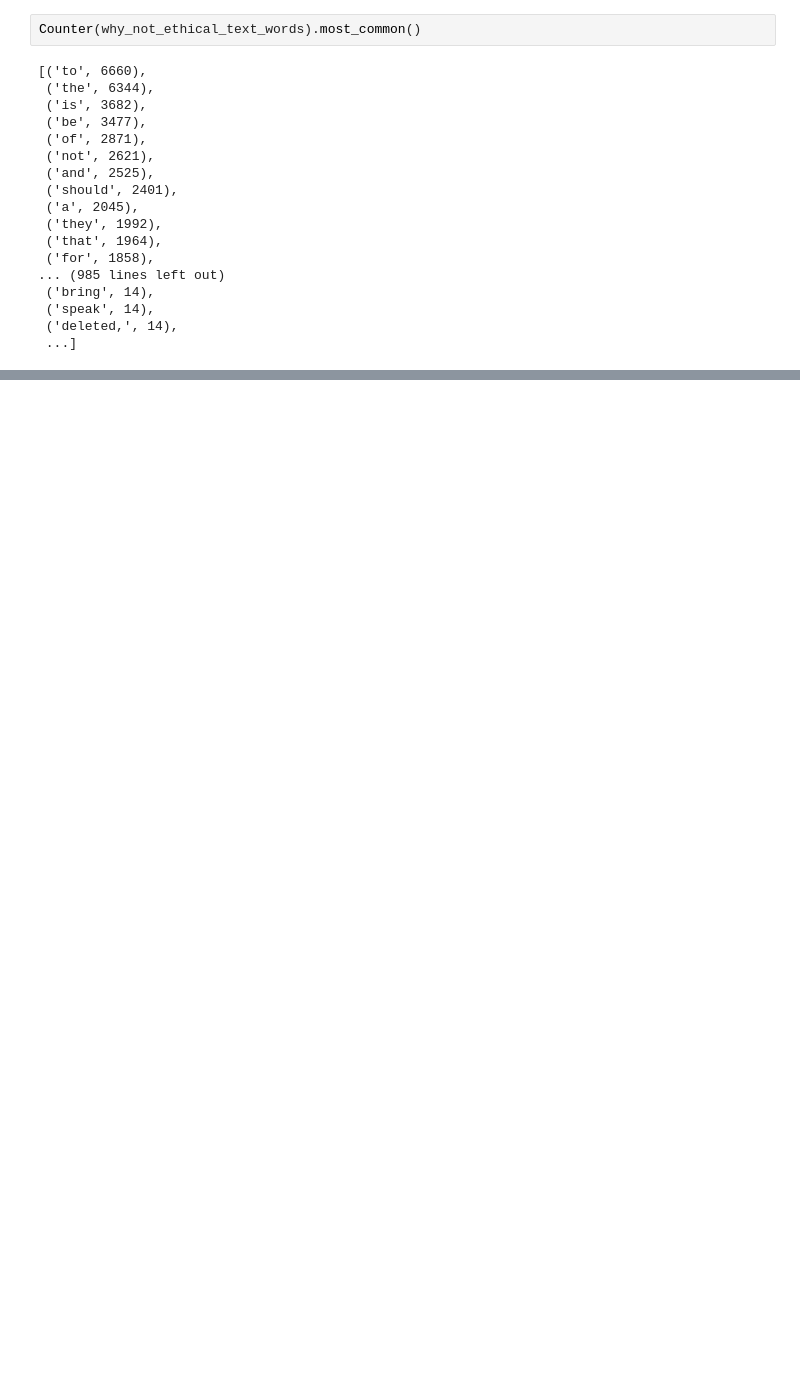
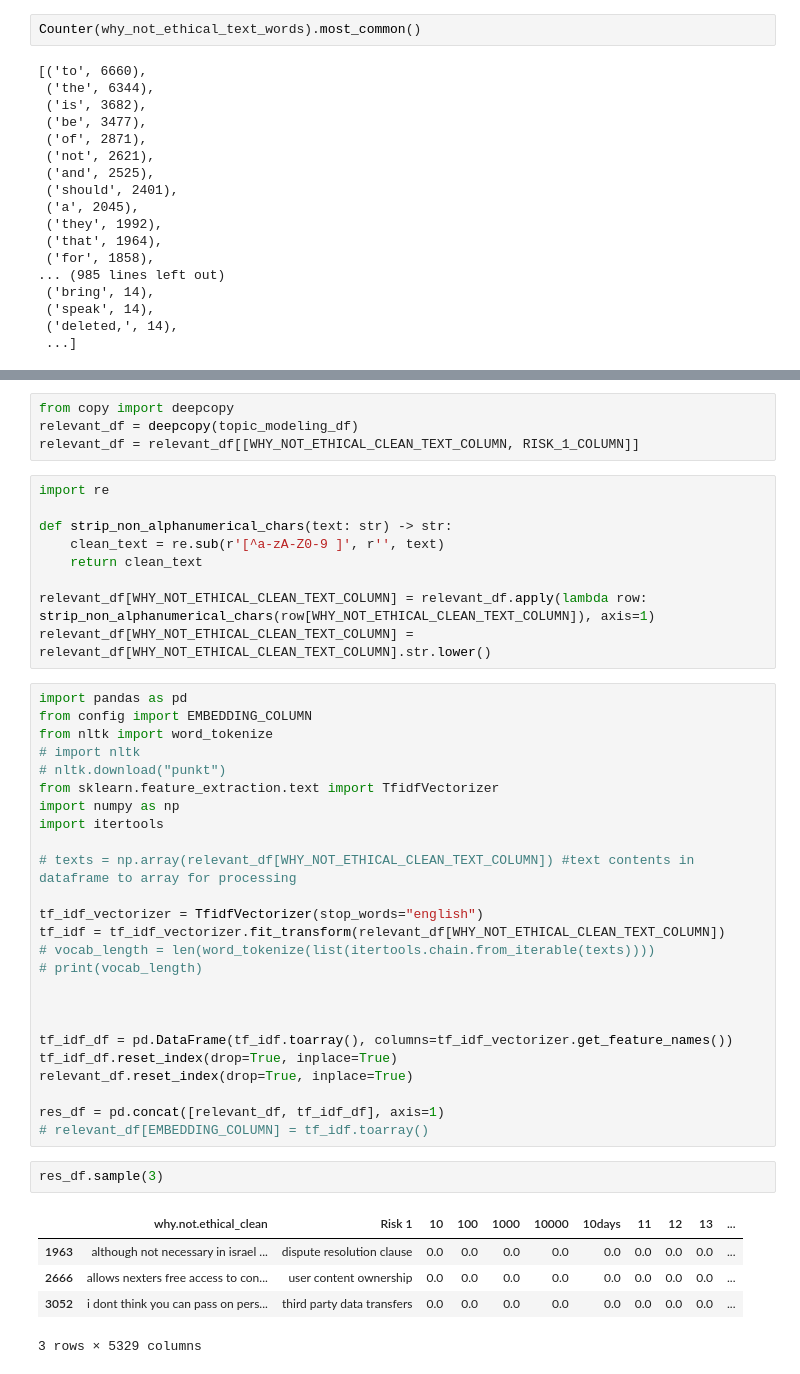
Before and after one commit to shaharmeir/nlp_class_project_bert_topic_modeling, a Jupyter notebook: data_exploration.ipynb, the cells around one changed output, grey strips where cells are left out. Drawn from its saved outputs; the diff is of its cells as text; blank space fills up the shorter version.

```diff
--- a/data_exploration.ipynb
+++ b/data_exploration.ipynb
@@ -133,0 +101,46 @@ plt.show()
+# %%
+from copy import deepcopy
+relevant_df = deepcopy(topic_modeling_df)
+relevant_df = relevant_df[[WHY_NOT_ETHICAL_CLEAN_TEXT_COLUMN, RISK_1_COLUMN]]
+# %%
+import re
+
+def strip_non_alphanumerical_chars(text: str) -> str:
+    clean_text = re.sub(r'[^a-zA-Z0-9 ]', r'', text)
+    return clean_text
+
+relevant_df[WHY_NOT_ETHICAL_CLEAN_TEXT_COLUMN] = relevant_df.apply(lambda row: strip_non_alphanumerical_chars(row[WHY_NOT_ETHICAL_CLEAN_TEXT_COLUMN]), axis=1)
+relevant_df[WHY_NOT_ETHICAL_CLEAN_TEXT_COLUMN] = relevant_df[WHY_NOT_ETHICAL_CLEAN_TEXT_COLUMN].str.lower()
+# %%
+import pandas as pd
+from config import EMBEDDING_COLUMN
+from nltk import word_tokenize
+# import nltk
+# nltk.download("punkt")
+from sklearn.feature_extraction.text import TfidfVectorizer
+import numpy as np
+import itertools
+
+# texts = np.array(relevant_df[WHY_NOT_ETHICAL_CLEAN_TEXT_COLUMN]) #text contents in dataframe to array for processing
+
+tf_idf_vectorizer = TfidfVectorizer(stop_words="english")
+tf_idf = tf_idf_vectorizer.fit_transform(relevant_df[WHY_NOT_ETHICAL_CLEAN_TEXT_COLUMN])
+# vocab_length = len(word_tokenize(list(itertools.chain.from_iterable(texts))))
+# print(vocab_length)
+
+
+
+tf_idf_df = pd.DataFrame(tf_idf.toarray(), columns=tf_idf_vectorizer.get_feature_names())
+tf_idf_df.reset_index(drop=True, inplace=True)
+relevant_df.reset_index(drop=True, inplace=True)
+
+res_df = pd.concat([relevant_df, tf_idf_df], axis=1)
+# relevant_df[EMBEDDING_COLUMN] = tf_idf.toarray()
+# %%
+res_df.sample(3)
+# %% [output]
+|  | why.not.ethical_clean | Risk 1 | 10 | 100 | 1000 | 10000 | 10days | 11 | 12 | 13 | ... |
+| 1963 | although not necessary in israel ... | dispute resolution clause | 0.0 | 0.0 | 0.0 | 0.0 | 0.0 | 0.0 | 0.0 | 0.0 | ... |
+| 2666 | allows nexters free access to con... | user content ownership | 0.0 | 0.0 | 0.0 | 0.0 | 0.0 | 0.0 | 0.0 | 0.0 | ... |
+| 3052 | i dont think you can pass on pers... | third party data transfers | 0.0 | 0.0 | 0.0 | 0.0 | 0.0 | 0.0 | 0.0 | 0.0 | ... |
+3 rows × 5329 columns
```
Also changed, not shown: parts of 10 cells of this notebook, 4 other files.
